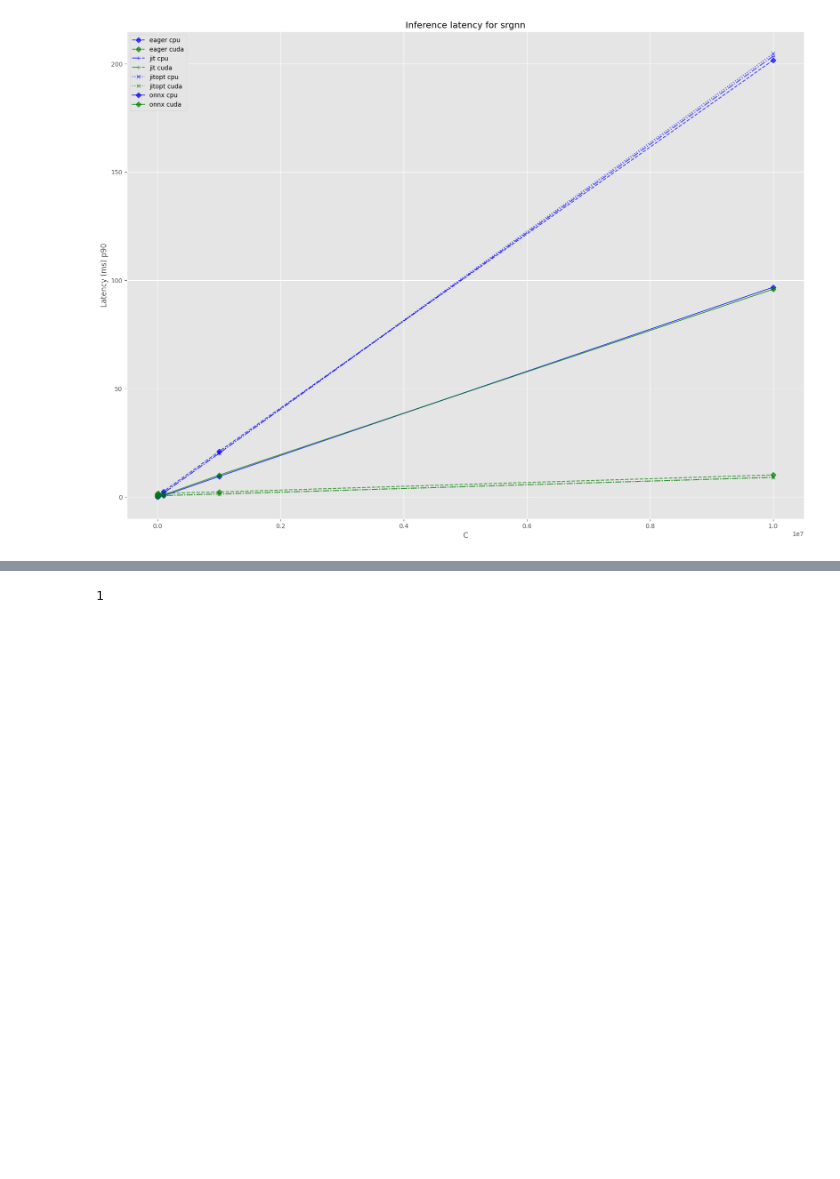
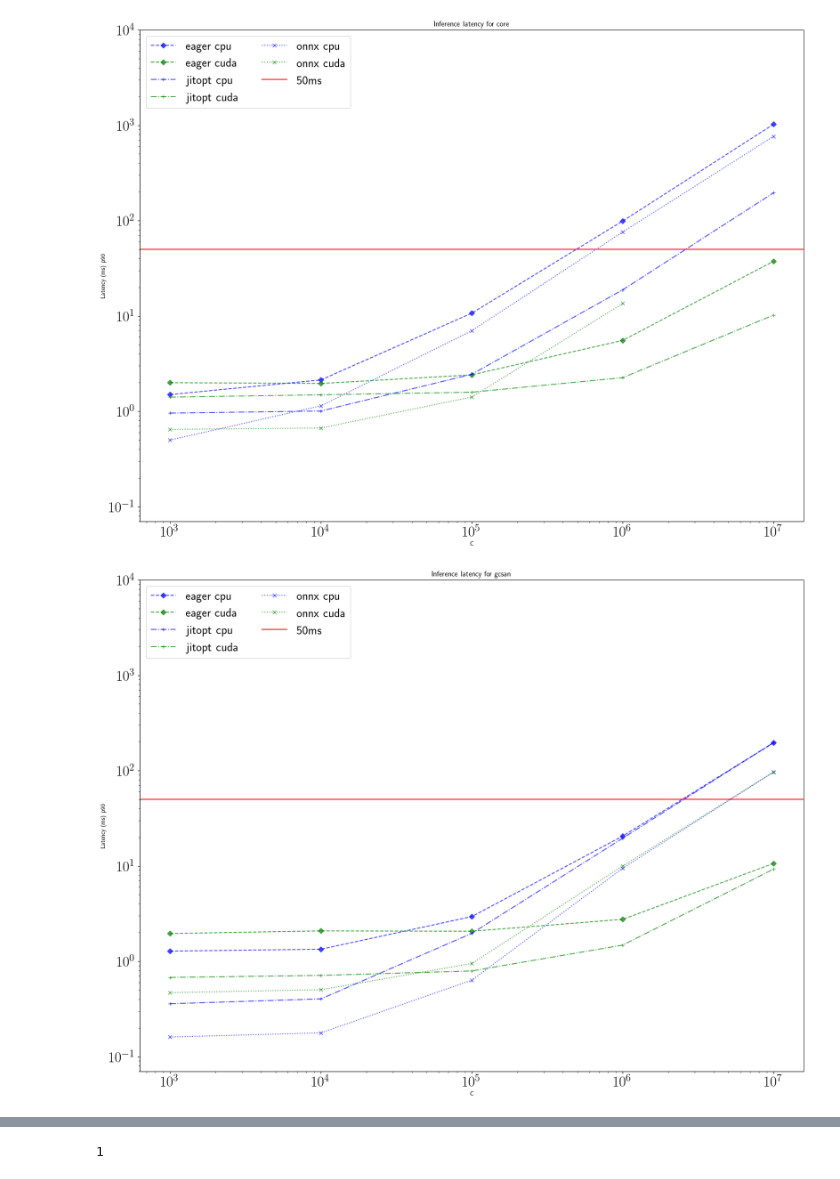
Before and after one commit to bkersbergen/etudelib, a Jupyter notebook: notebooks/300_benchmarking/Microbenchmark results.ipynb, the cells around one changed output, grey strips where cells are left out. Drawn from its saved outputs; the diff is of its cells as text; code cells hidden in the pictures; blank space fills up the shorter version.

```diff
--- a/notebooks/300_benchmarking/Microbenchmark results.ipynb
+++ b/notebooks/300_benchmarking/Microbenchmark results.ipynb
@@ -8,7 +8,10 @@ import numpy as np
 import seaborn as sns
 
 matplotlib.rcParams['figure.figsize'] = (16.0, 12.0)
-matplotlib.style.use('ggplot')
+plt.rcParams['pdf.fonttype'] = 42
+plt.rc('text', usetex=True)
+plt.rcParams['font.sans-serif'] = "Arial"
+plt.rcParams['font.family'] = "sans-serif"
 # %%
 def read_results(result_path):
     with open(result_path, 'rb') as file:
@@ -81,12 +59,12 @@ def get_results(modelname, runtime, device, datasource):
 # %%
 model_names =  ['core', 'gcsan', 'gru4rec', 'lightsans', 'narm', 'repeatnet', 'sasrec', 'sine', 'srgnn',
                         'stamp']
-model_names = ['srgnn']
 colors = [ 'b',  'g', 'r',  'w','c', 'm','y','k',]
 markers = ['D', '+','x','D']
 lss=['--','-.',':','-']
 for model_name in model_names:
-    runtimes = ['eager', 'jit', 'jitopt', 'onnx']
+    # runtimes = ['eager', 'jit', 'jitopt', 'onnx']
+    runtimes = ['eager', 'jitopt', 'onnx']
     devices = ['cpu', 'cuda']
     datasource = 'bolcom'
     fig, ax = plt.subplots(figsize=(16, 12))
@@ -94,35 +72,39 @@ for model_name in model_names:
     for runtime in runtimes:
         for device in devices:
             results = get_results(model_name, runtime, device, datasource)
             if len(results) > 0:
                 q90s = []
                 cs = []
                 for C, latency_df in results.items():
                     filtered_df = latency_df[latency_df['DateTime'] >= (latency_df['DateTime'].min() + pd.Timedelta(seconds=5))]
                     # add 1 ms for log transformation
                     # filtered_df['LatencyInMs'] = filtered_df['LatencyInMs'] + 1
                     # sns.kdeplot(data = filtered_df['LatencyInMs'], cumulative = True, label = f'{C}', log_scale=False, ax=ax)
                     q90 = np.percentile(filtered_df['LatencyInMs'], q=[0.9])
                     q90s.append(q90)
                     cs.append(C)
                 color = colors[devices.index(device)]
                 marker = markers[runtimes.index(runtime)]
                 ls = lss[runtimes.index(runtime)]
                 plt.plot(cs, q90s, color=color, marker=marker, label=f'{runtime} {device}', linestyle=ls, alpha=0.7)
 
     plt.title(f'Inference latency for {model_name}')
     # Get the matplotlib axis object
     ax = plt.gca()
     # Set the x-axis limits
-    # ax.set_xlim([0, 20])
-    # plt.axvline(x = 50, label = '50ms threshold')
-    ax.legend()
-    # plt.yscale('log')
+    ax.set_ylim([0.07, 1e4])
+    plt.axhline(y = 50, color = 'r', label = '50ms')
+    ax.legend(loc=2, fontsize=20, ncol=2)
+    ax.tick_params(axis='both', which='major', labelsize=24)
+    ax.tick_params(axis='both', which='minor', labelsize=24)
+    plt.yscale('log')
+    plt.xscale('log')
     # plt.legend(title='Unique items in catalog')
     plt.tight_layout()
     plt.ylabel('Latency (ms) p90')
     plt.xlabel('C')
     plt.savefig(f'{model_name}_{datasource}.pdf', bbox_inches='tight')
     plt.show()
 # %% [output]
-[figure, old version]
+[figure, new version]
+[figure, added]
```
Also changed, not shown: parts of 2 cells of this notebook, 11 other files.
